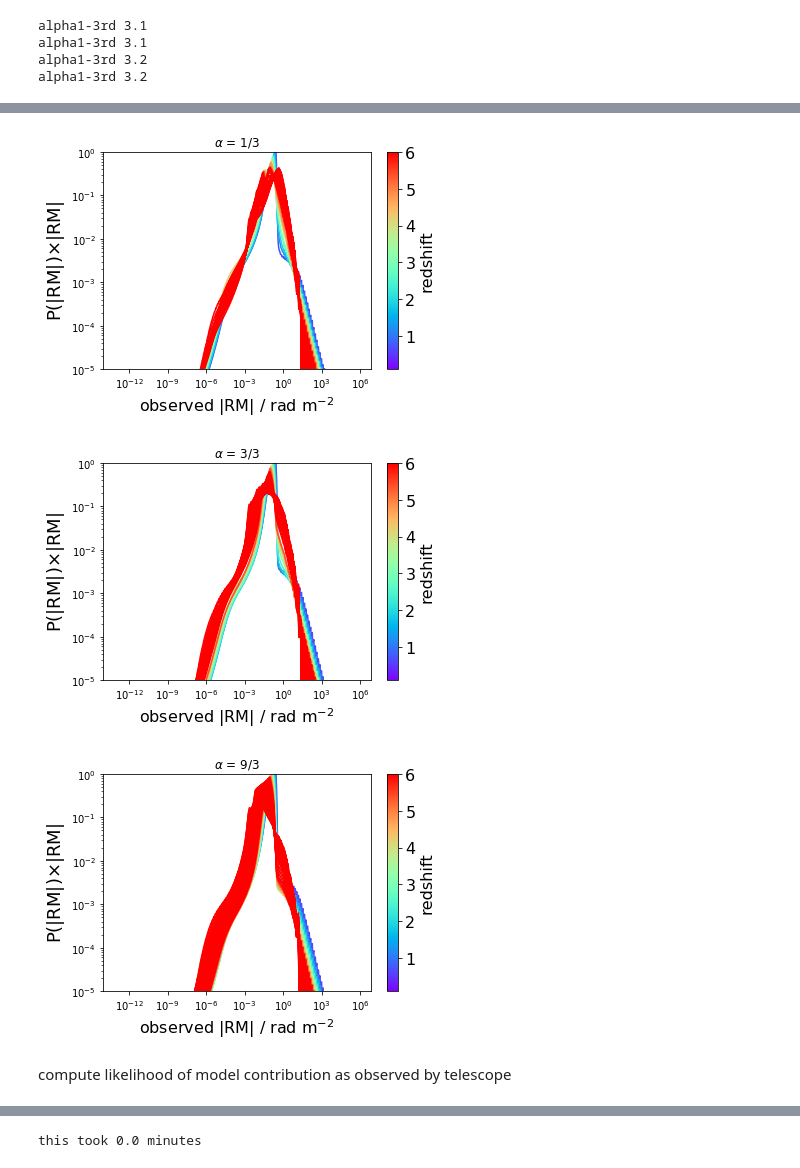
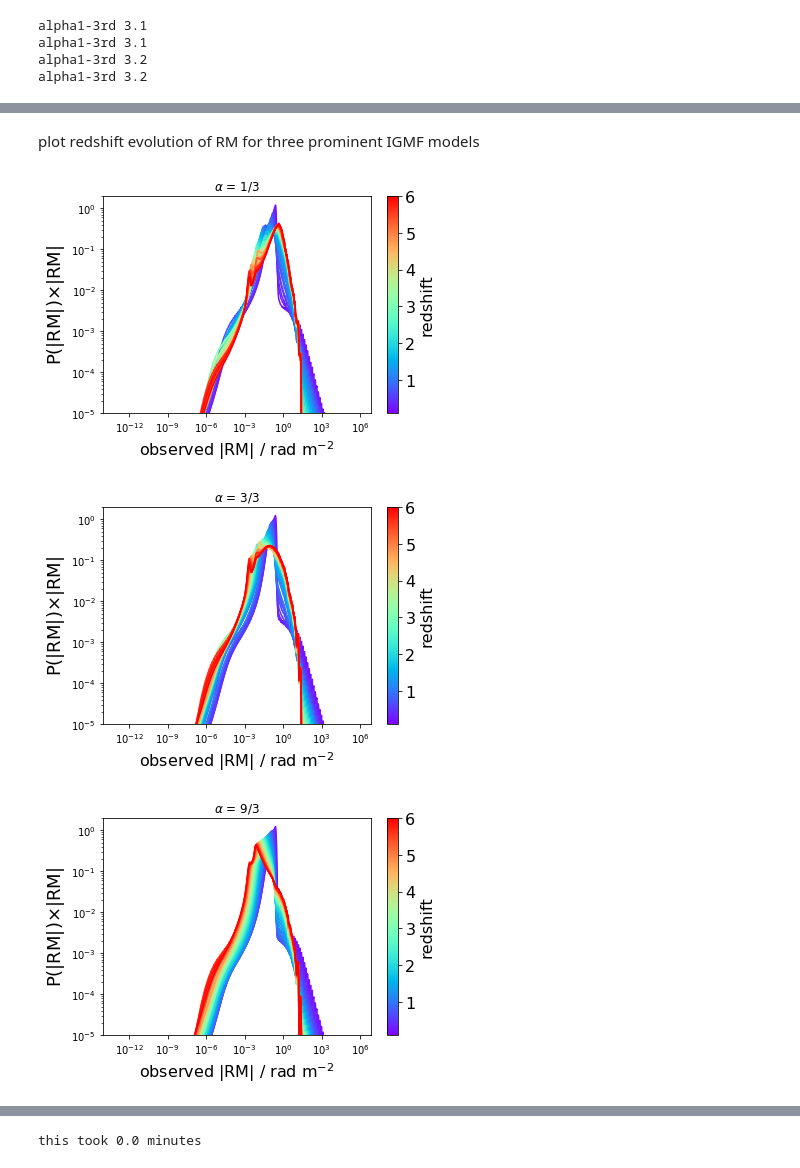
Before and after one commit to FRBs/PreFRBLE, a Jupyter notebook: notebooks/PreFRBLE_Likelihood.ipynb, the cells around one changed output, grey strips where cells are left out. Drawn from its saved outputs; the diff is of its cells as text; code cells hidden in the pictures.

```diff
--- a/notebooks/PreFRBLE_Likelihood.ipynb
+++ b/notebooks/PreFRBLE_Likelihood.ipynb
@@ -118,35 +63,0 @@ FRBs = FakeFRBs( N=500, measures=['DM','RM'], measureable=False, telescope=teles
-# %%
-from statsmodels.nonparametric.smoothers_lowess import lowess
-
-### scatter plot
-plt.scatter( FRBs['DM'], FRBs['RM'], c=Rainbow(FRBs['redshift'], min=0, max=6), cmap=rainbow )
-Colorbar(x=redshift_range, label='redshift')
-
-a = lowess( np.log10(FRBs['RM']), np.log10(FRBs['DM']) )
-plt.plot( 10.**a[:,0], 10.**a[:,1])
-
-
-plt.yscale('log')
-plt.xlabel( r"DM / %s" % units['DM'])
-plt.ylabel( r"RM / %s" % units['RM'])
-plt.show()
-
-plt.scatter( FRBs['redshift'], FRBs['DM'], cmap=rainbow )
-
-a = lowess( np.log10(FRBs['DM']), FRBs['redshift'])
-plt.plot(a[:,0], 10.**a[:,1])
-
-plt.yscale('log')
-plt.xlabel( r"redshift")
-plt.ylabel( r"DM / %s" % units['DM'])
-plt.show()
-
-plt.scatter( FRBs['redshift'], FRBs['RM'], cmap=rainbow )
-
-a = lowess( np.log10(FRBs['RM']), FRBs['redshift'])
-plt.plot(a[:,0], 10.**a[:,1])
-
-plt.yscale('log')
-plt.xlabel( r"redshift")
-plt.ylabel( r"RM / %s" % units['RM'])
-plt.show()
@@ -234,14 +109,14 @@ for measure in measures:
+# %% [markdown]
+plot redshift evolution of RM for three prominent IGMF models
 # %%
 for ia, a in enumerate([1,3,9]):
     tmp = scenario_IGM.copy()
     tmp = scenario9.copy()
     tmp['IGM'] = ['alpha%i-3rd' % a]
     PlotLikelihoodEvolution( measure='RM', scenario=tmp, measureable=False )
     plt.title( labels[tmp['IGM'][0]] )
-    plt.ylim(1e-5,1)
+    plt.ylim(1e-5,2)
 # %% [output]
-[figure, old version]
+[figure, new version]
-[figure, old version]
+[figure, new version]
-[figure, old version]
+[figure, new version]
-# %% [markdown]
-compute likelihood of model contribution as observed by telescope
```
Also changed, not shown: parts of 29 cells of this notebook, 19 other files.
